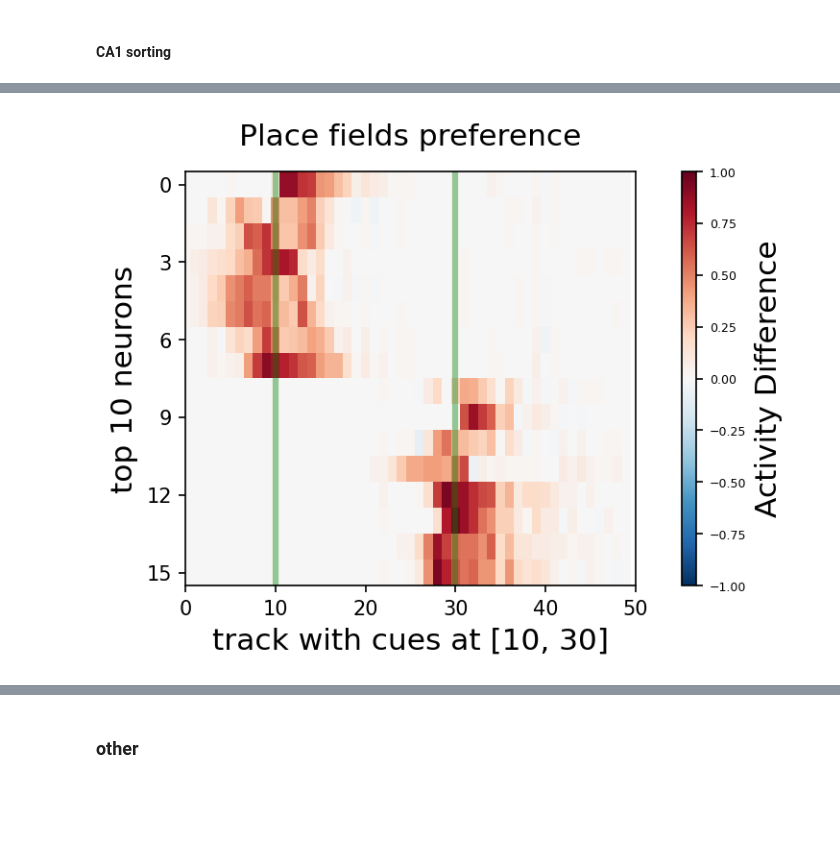
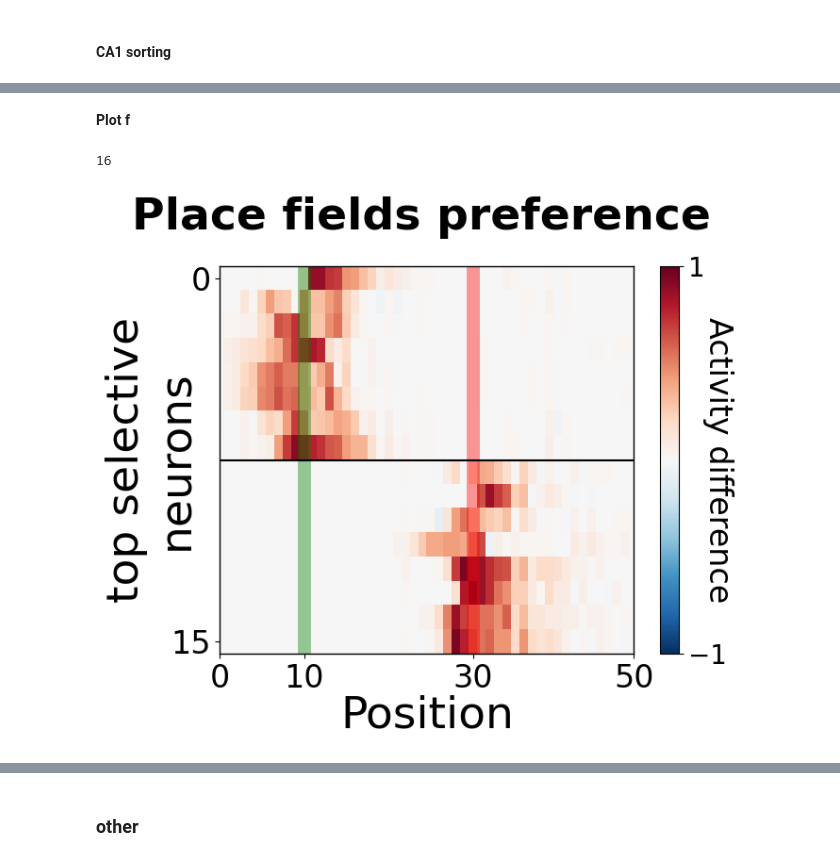
Before and after one commit to iKiru-hub/KAMemory, a Jupyter notebook: src/lab_2.ipynb, the cells around one changed output, grey strips where cells are left out. Drawn from its saved outputs; the diff is of its cells as text; code cells hidden in the pictures; blank space fills up the shorter version.

Commit message:
figures

```diff
--- a/src/lab_2.ipynb
+++ b/src/lab_2.ipynb
@@ -1395,7 +1395,7 @@ logger
 **CA3**
 # %%
 """ plot """
-name="ca3"
+name="ca1"
 activity = np.array(model.recordings[name]).reshape((track_params["num_laps"],
                                                      track_params["length"], -1))
 
@@ -1422,7 +1422,7 @@ for k, ax in enumerate(axs):
     sorted_indices = np.argsort(preferential_fields)[::-1]  # Sort in descending order of place fields
     sorted_activity = activity_mean[:, sorted_indices]  # Reorder neurons by sorted indices
 
-    ax.imshow(sorted_activity.T, aspect='auto', cmap='hot', interpolation='nearest', vmin=0)
+    ax.imshow(sorted_activity.T[:500], aspect='auto', cmap='plasma', interpolation='nearest', vmin=0)
     #ax.colorbar(label='Activity (Averaged over laps)')
     ax.set_ylabel('Neurons (sorted by place field)')
     ax.set_xticks(range(0, track_params["length"], h), range(0, track_params["length"], h))
@@ -1771,0 +1861,5 @@ plt.show()
+# %%
+""" settings """
+labsize = 34
+titlesize = 34
+ticksize = 24
@@ -1772,41 +1916,59 @@ plt.show()
+# %% [markdown]
+**Plot f**
+# %%
+len(selective_neurons)
+# %% [output]
+16
 # %%
-fig_f, ax = plt.subplots(figsize=(5, 4), dpi=150)
+fig_f, ax_f = plt.subplots(figsize=(7, 6))
 
-im = ax.imshow(ca1_a.T[:len(selective_neurons)], aspect='auto', cmap='RdBu_r',
+cax_f = ax_f.imshow(ca1_a.T[:len(selective_neurons)], aspect='auto', cmap='RdBu_r',
                interpolation='nearest', vmin=-1, vmax=1)
 
-cbar = fig_f.colorbar(im, ax=ax, aspect=30, pad=0.08)
-cbar.set_label('Activity Difference', fontsize=15)
-cbar.ax.tick_params(labelsize=6)
+# colorbar
+cbar_f = fig_f.colorbar(cax_f, ax=ax_f, ticks=[-1, 1])
+cbar_f.set_label('Activity difference', fontsize=24,
+               rotation=270, labelpad=5)
+cbar_f.ax.tick_params(labelsize=20)
 
-ax.set_ylabel(f'top {K_HIGHEST} neurons', fontsize=15)
-ax.set_xlabel(f"track with cues at {track_params['cue_position']}", fontsize=15)
+# labels & title
+ax_f.set_ylabel(f'top selective\nneurons', fontsize=labsize, labelpad=-20)
+ax_f.set_xlabel(f"Position", fontsize=labsize, labelpad=0)
+fig_f.suptitle("Place fields preference", fontsize=titlesize, fontweight='bold')
 
-h = 10
-ax.set_xticks(range(0, track_params["length"]+1, h))
-ax.set_xticklabels(range(0, track_params["length"]+1, h), fontsize=10)
-ax.tick_params(axis='y', labelsize=6)
-ax.set_xlim((0, 50))
+# Customize x-axis
+ax_f.set_xticks([0, track_params['cue_position'][0],
+                 track_params['cue_position'][1], 49])
+ax_f.set_xticklabels([0, track_params['cue_position'][0],
+                      track_params['cue_position'][1], 50], fontsize=ticksize)
+ax_f.set_xlim((0, 49))
 
-ax.set_yticks(range(0, 16, 3))
-ax.set_yticklabels(range(0, 16, 3), fontsize=10)
-ax.set_ylim((15.5, -0.5))
+# Customize y-axis
+ax_f.set_yticks([0, 15])
+ax_f.set_yticklabels([0, 15], fontsize=ticksize)
+ax_f.set_ylim((15.5, -0.5))
+
+# identification lines
+ax_f.axvline(track_params['cue_position'][0], color="green", lw=10, alpha=0.4)
+ax_f.axvline(track_params['cue_position'][1], color="red", lw=10, alpha=0.4)
+ax_f.axhline(7.5, color="black")
+
+#ax_f.text(-4, 4, f"cue 1", rotation=90, fontsize=20)
 
 
-for cuex in track_params['cue_position']:
-    ax.axvline(cuex, color="green", lw=3, alpha=0.4)
-
-ax.text(0.5, 1.05, f'Place fields preference',
-        horizontalalignment='center', verticalalignment='bottom',
-        transform=ax.transAxes, fontsize=15)
+# Add a border to the plot
+for spine in ax_f.spines.values():
+    spine.set_visible(True)
+    spine.set_color('black')
+    spine.set_linewidth(1)
 
 #ax.text(0.5, -0.20, f"Cues at x={track_params['cue_position']}",
 #        horizontalalignment='center', verticalalignment='top',
 #        transform=ax.transAxes, fontsize=15)
 
 plt.tight_layout()
 plt.show()
 # %% [output]
-[figure, old version]
+[figure, new version]
 # %%
 fig_f.savefig(f"{utils.MEDIA_PATH}/figure_f.svg")
```
Also changed, not shown: parts of 12 cells of this notebook, 12 other files.
